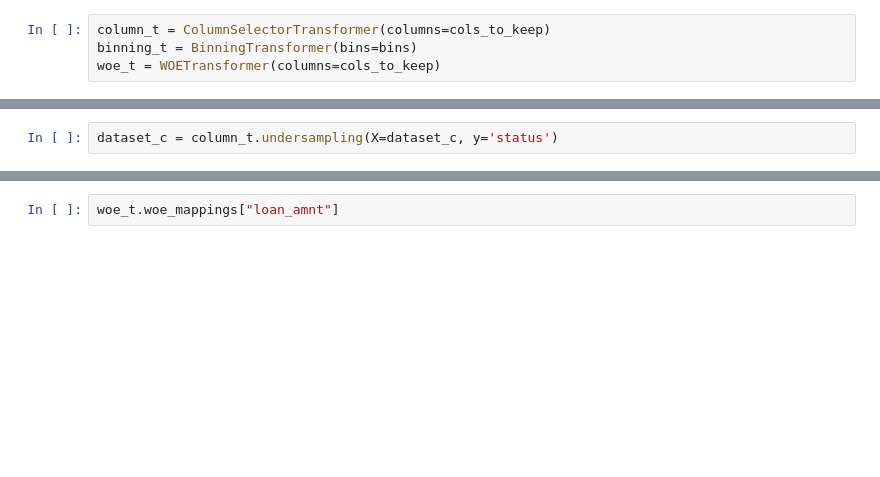
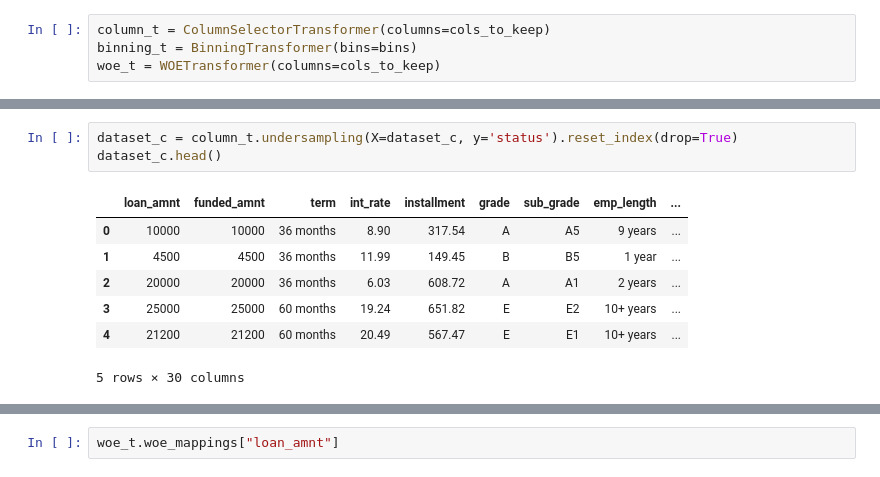
Before and after one commit to FabioSol/StonksBank, a Jupyter notebook: pd_modeling/report.ipynb, the cells around one changed output, grey strips where cells are left out. Cells and saved outputs as stored; diff of their text form; blank space fills up the shorter version.

```diff
--- a/pd_modeling/report.ipynb
+++ b/pd_modeling/report.ipynb
@@ -35,2 +51,11 @@ dataset_c = column_t.clean(X=dataset_c)
 # %%
-dataset_c = column_t.undersampling(X=dataset_c, y='status')
+dataset_c = column_t.undersampling(X=dataset_c, y='status').reset_index(drop=True)
+dataset_c.head()
+# %% [output]
+|  | loan_amnt | funded_amnt | term | int_rate | installment | grade | sub_grade | emp_length | ... |
+| 0 | 10000 | 10000 | 36 months | 8.90 | 317.54 | A | A5 | 9 years | ... |
+| 1 | 4500 | 4500 | 36 months | 11.99 | 149.45 | B | B5 | 1 year | ... |
+| 2 | 20000 | 20000 | 36 months | 6.03 | 608.72 | A | A1 | 2 years | ... |
+| 3 | 25000 | 25000 | 60 months | 19.24 | 651.82 | E | E2 | 10+ years | ... |
+| 4 | 21200 | 21200 | 60 months | 20.49 | 567.47 | E | E1 | 10+ years | ... |
+5 rows × 30 columns
```
Also changed, not shown: parts of 11 cells of this notebook, 4 other files.
